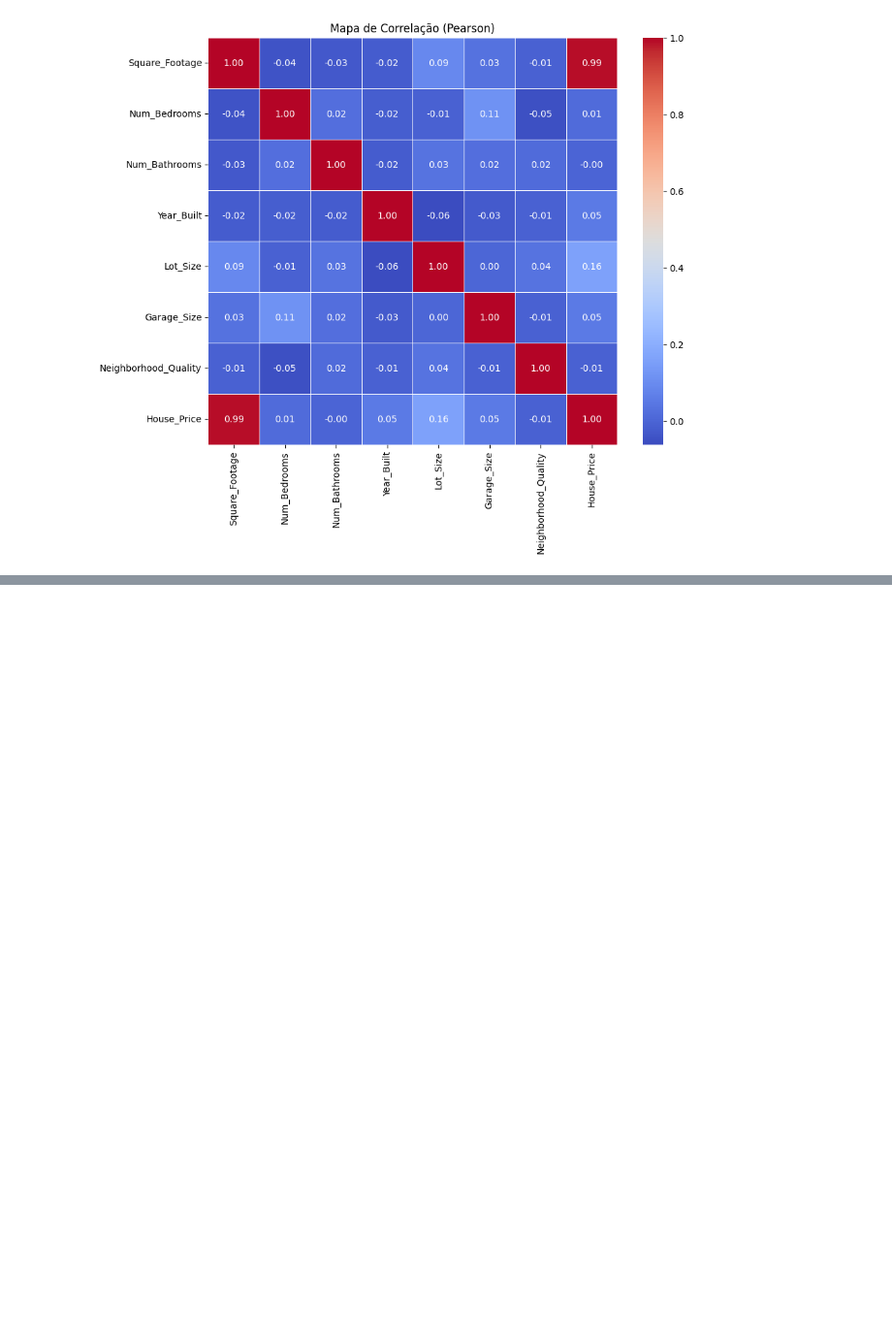
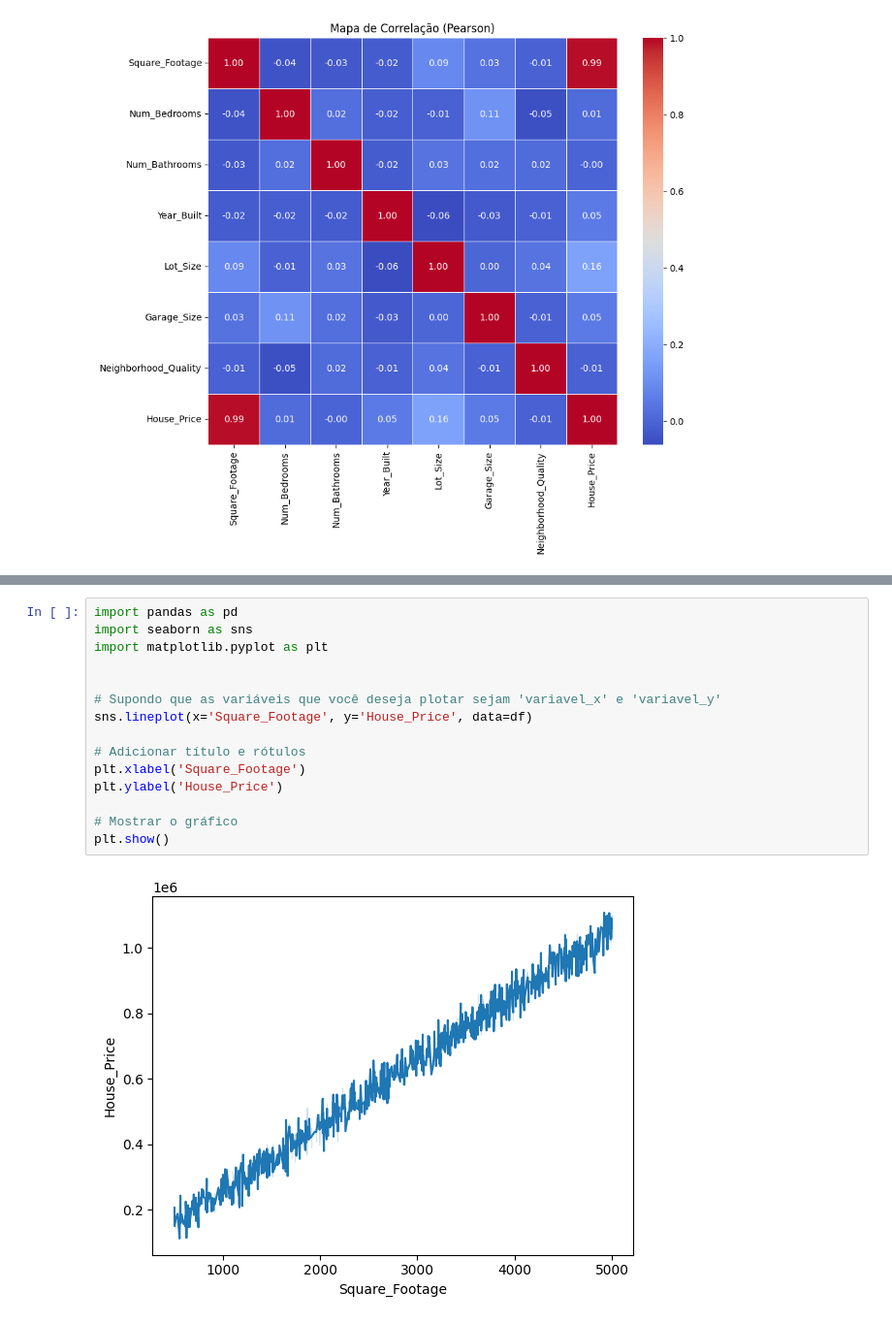
Before and after one commit to ronaldo-dck/AM-class, a Jupyter notebook: regression/analise_exp.ipynb, the cells around one changed output, grey strips where cells are left out. Shown: that part at 97% size. Cells and saved outputs as stored; diff of their text form; blank space fills up the shorter version.

```diff
--- a/regression/analise_exp.ipynb
+++ b/regression/analise_exp.ipynb
@@ -82,0 +101,17 @@ plt.show()
+# %%
+import pandas as pd
+import seaborn as sns
+import matplotlib.pyplot as plt
+
+
+# Supondo que as variáveis que você deseja plotar sejam 'variavel_x' e 'variavel_y'
+sns.lineplot(x='Square_Footage', y='House_Price', data=df)
+
+# Adicionar título e rótulos
+plt.xlabel('Square_Footage')
+plt.ylabel('House_Price')
+
+# Mostrar o gráfico
+plt.show()
+# %% [output]
+[figure, added]
```
Also changed, not shown: parts of 4 cells of this notebook, 7 other files.
